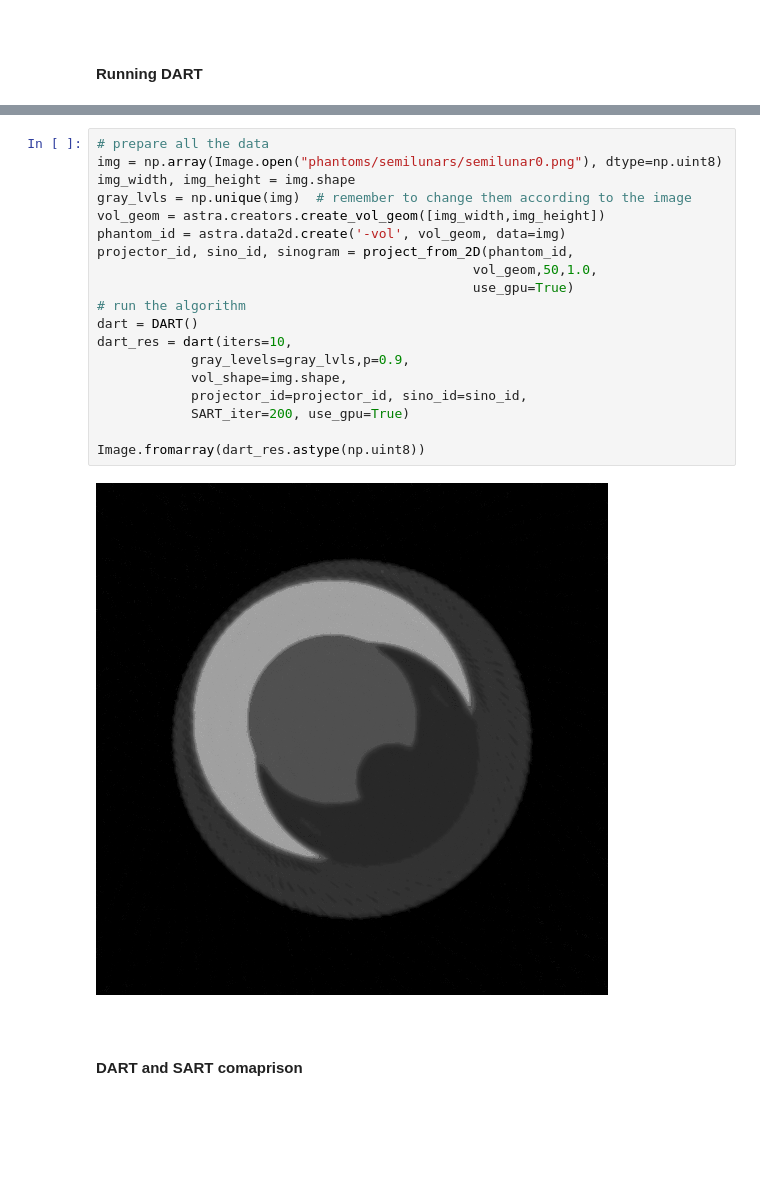
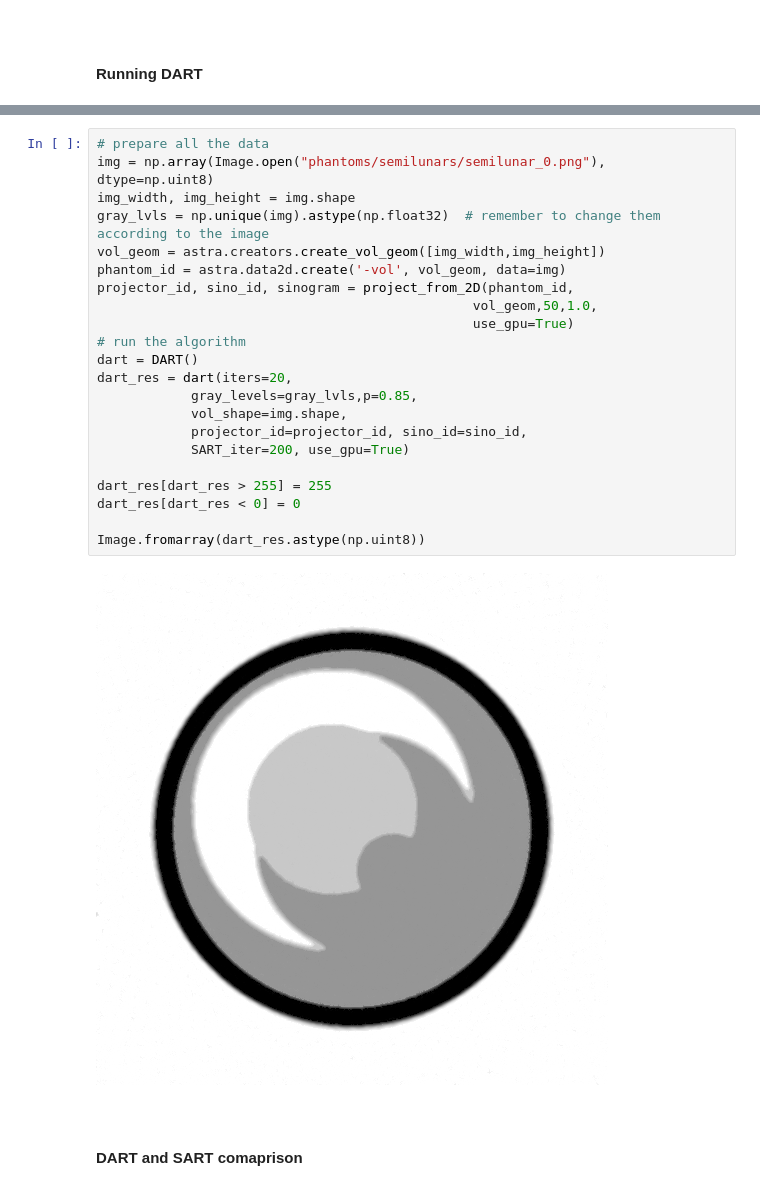
Before and after one commit to OhGreat/DART_python, a Jupyter notebook: dart_steps_test.ipynb, the cells around one changed output, grey strips where cells are left out. Saved outputs shown, nothing was run; the diff lists cells and outputs as text; blank space fills up the shorter version.

```diff
--- a/dart_steps_test.ipynb
+++ b/dart_steps_test.ipynb
@@ -98,24 +96,27 @@ FileNotFoundError: [Errno 2] No such file or directory: 'phantoms/semilunars/sem
 # %%
 # prepare all the data
-img = np.array(Image.open("phantoms/semilunars/semilunar0.png"), dtype=np.uint8)
+img = np.array(Image.open("phantoms/semilunars/semilunar_0.png"), dtype=np.uint8)
 img_width, img_height = img.shape
-gray_lvls = np.unique(img)  # remember to change them according to the image
+gray_lvls = np.unique(img).astype(np.float32)  # remember to change them according to the image
 vol_geom = astra.creators.create_vol_geom([img_width,img_height])
 phantom_id = astra.data2d.create('-vol', vol_geom, data=img)
 projector_id, sino_id, sinogram = project_from_2D(phantom_id,
                                                 vol_geom,50,1.0,
                                                 use_gpu=True)
 # run the algorithm
 dart = DART()
-dart_res = dart(iters=10,
-            gray_levels=gray_lvls,p=0.9,
+dart_res = dart(iters=20,
+            gray_levels=gray_lvls,p=0.85,
             vol_shape=img.shape,
             projector_id=projector_id, sino_id=sino_id,
             SART_iter=200, use_gpu=True)
 
+dart_res[dart_res > 255] = 255
+dart_res[dart_res < 0] = 0
+
 Image.fromarray(dart_res.astype(np.uint8))
 # %% [output]
-[figure, old version]
+[figure, new version]
 # %% [markdown]
 <br/>
 <h4>
```
Also changed, not shown: parts of 6 cells of this notebook, 4 other files.
